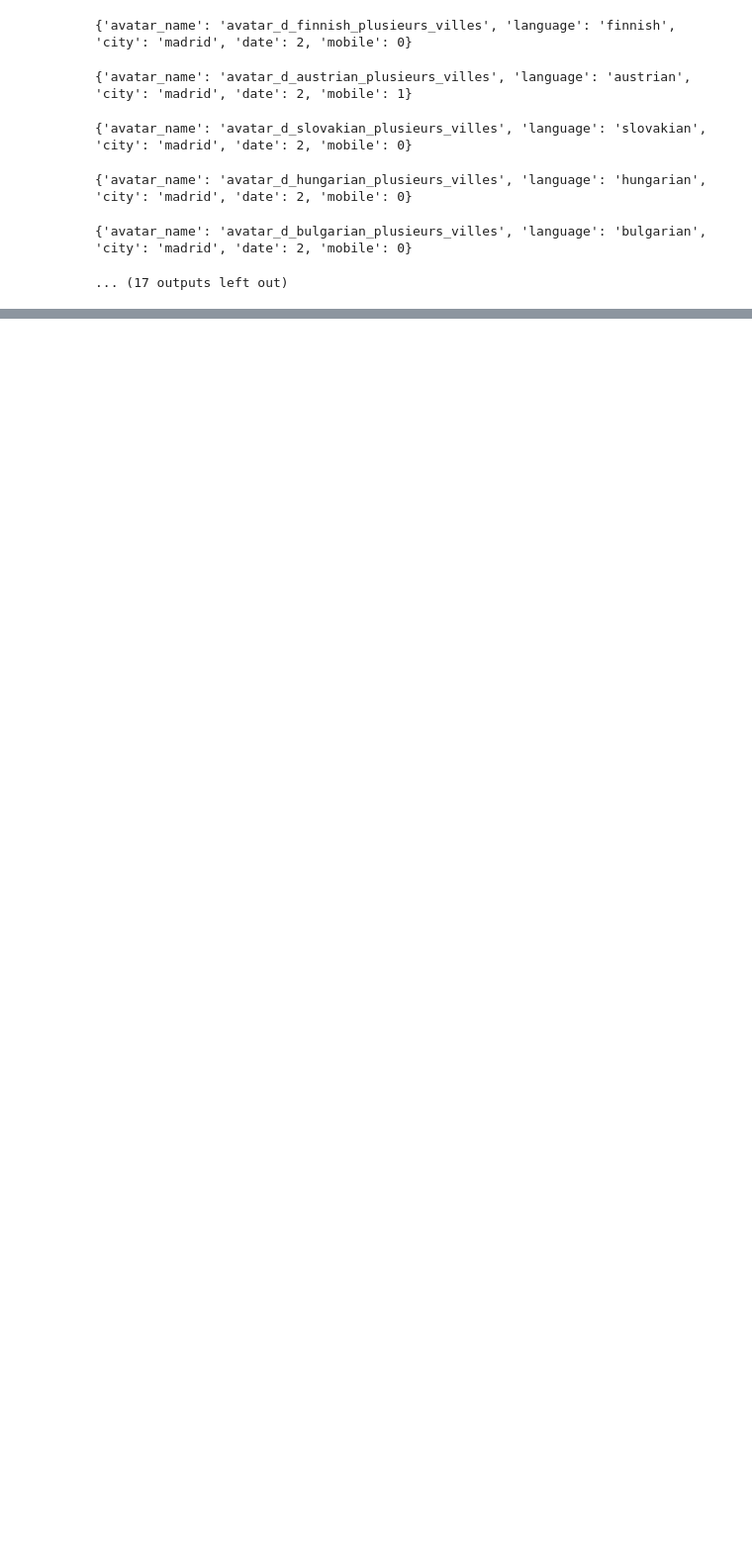
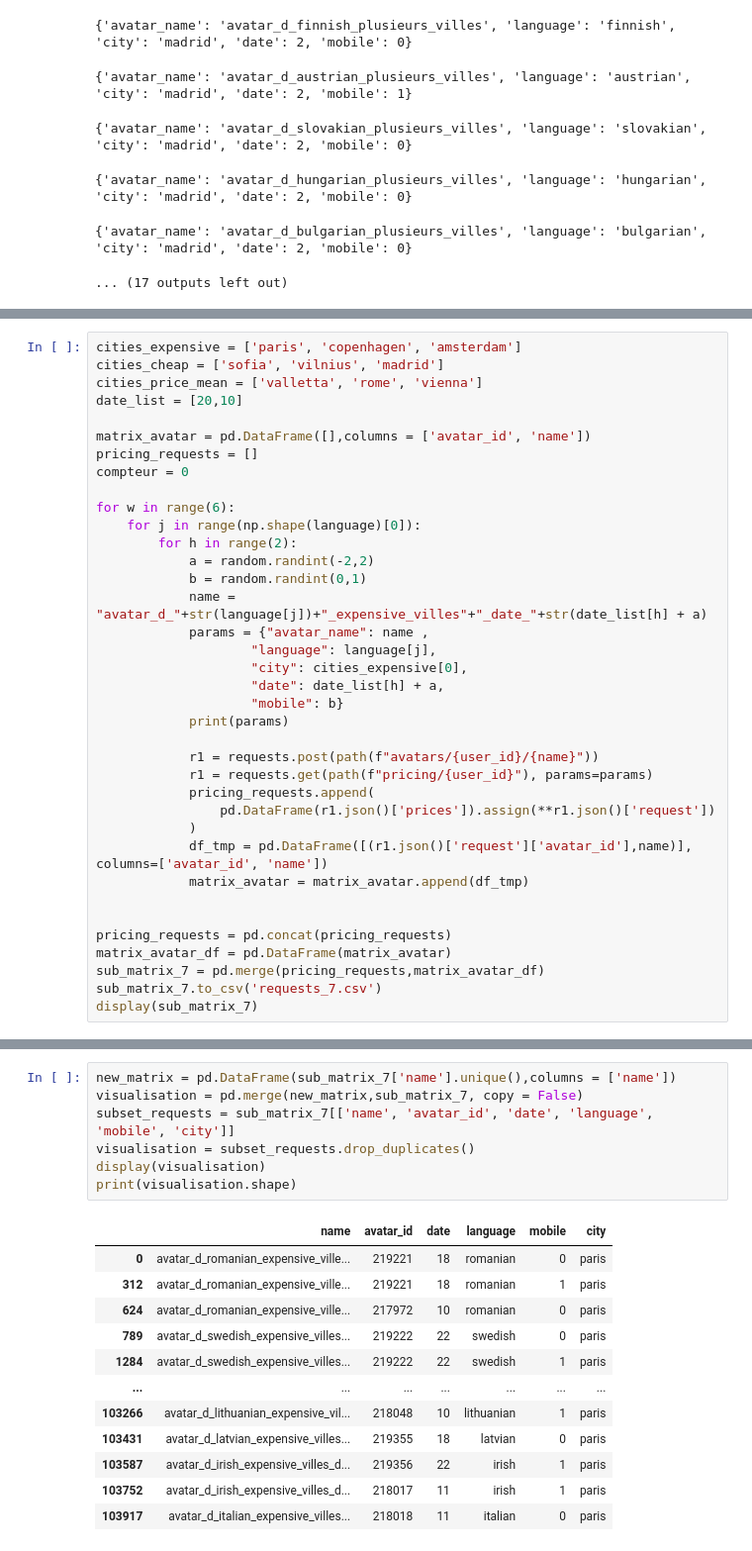
Before and after one commit to EliseBcl/D-fi_IA_2023, a Jupyter notebook: defi_ia_2023.ipynb, the cells around one changed output, grey strips where cells are left out. Shown at 99% size. Cells and saved outputs as stored; diff of their text form; blank space fills up the shorter version.

```diff
--- a/defi_ia_2023.ipynb
+++ b/defi_ia_2023.ipynb
@@ -980,0 +1119,37 @@ requets6_part_1= pd.concat([sub_matrix_1,sub_matrix_2,sub_matrix_3,sub_matrix_4,
+# %%
+cities_expensive = ['paris', 'copenhagen', 'amsterdam']
+cities_cheap = ['sofia', 'vilnius', 'madrid']
+cities_price_mean = ['valletta', 'rome', 'vienna']
+date_list = [20,10]
+
+matrix_avatar = pd.DataFrame([],columns = ['avatar_id', 'name'])
+pricing_requests = []
+compteur = 0
+
+for w in range(6):
+    for j in range(np.shape(language)[0]):
+        for h in range(2):
+            a = random.randint(-2,2)
+            b = random.randint(0,1)
+            name = "avatar_d_"+str(language[j])+"_expensive_villes"+"_date_"+str(date_list[h] + a)
+            params = {"avatar_name": name ,
+                    "language": language[j],
+                    "city": cities_expensive[0],
+                    "date": date_list[h] + a,
+                    "mobile": b}
+            print(params)
+
+            r1 = requests.post(path(f"avatars/{user_id}/{name}"))
+            r1 = requests.get(path(f"pricing/{user_id}"), params=params)
+            pricing_requests.append(
+                pd.DataFrame(r1.json()['prices']).assign(**r1.json()['request'])
+            )
+            df_tmp = pd.DataFrame([(r1.json()['request']['avatar_id'],name)], columns=['avatar_id', 'name'])
+            matrix_avatar = matrix_avatar.append(df_tmp)
+
+
+pricing_requests = pd.concat(pricing_requests)
+matrix_avatar_df = pd.DataFrame(matrix_avatar)
+sub_matrix_7 = pd.merge(pricing_requests,matrix_avatar_df)
+sub_matrix_7.to_csv('requests_7.csv')
+display(sub_matrix_7)
@@ -980,0 +1170,20 @@ requets6_part_1= pd.concat([sub_matrix_1,sub_matrix_2,sub_matrix_3,sub_matrix_4,
+# %%
+new_matrix = pd.DataFrame(sub_matrix_7['name'].unique(),columns = ['name'])
+visualisation = pd.merge(new_matrix,sub_matrix_7, copy = False)
+subset_requests = sub_matrix_7[['name', 'avatar_id', 'date', 'language', 'mobile', 'city']]
+visualisation = subset_requests.drop_duplicates()
+display(visualisation)
+print(visualisation.shape)
+# %% [output]
+|  | name | avatar_id | date | language | mobile | city |
+| 0 | avatar_d_romanian_expensive_ville... | 219221 | 18 | romanian | 0 | paris |
+| 312 | avatar_d_romanian_expensive_ville... | 219221 | 18 | romanian | 1 | paris |
+| 624 | avatar_d_romanian_expensive_ville... | 217972 | 10 | romanian | 0 | paris |
+| 789 | avatar_d_swedish_expensive_villes... | 219222 | 22 | swedish | 0 | paris |
+| 1284 | avatar_d_swedish_expensive_villes... | 219222 | 22 | swedish | 1 | paris |
+| ... | ... | ... | ... | ... | ... | ... |
+| 103266 | avatar_d_lithuanian_expensive_vil... | 218048 | 10 | lithuanian | 1 | paris |
+| 103431 | avatar_d_latvian_expensive_villes... | 219355 | 18 | latvian | 0 | paris |
+| 103587 | avatar_d_irish_expensive_villes_d... | 219356 | 22 | irish | 1 | paris |
+| 103752 | avatar_d_irish_expensive_villes_d... | 218017 | 11 | irish | 1 | paris |
+| 103917 | avatar_d_italian_expensive_villes... | 218018 | 11 | italian | 0 | paris |
```
Also changed, not shown: parts of 35 cells of this notebook, 3 other files.
